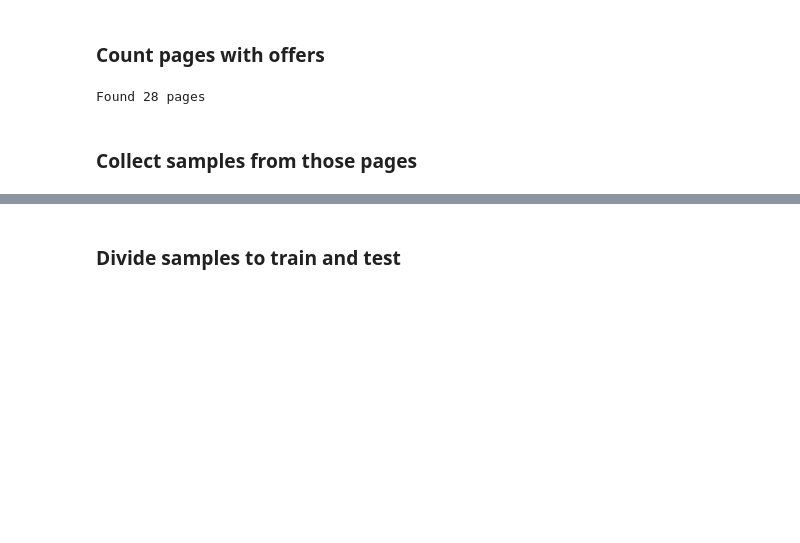
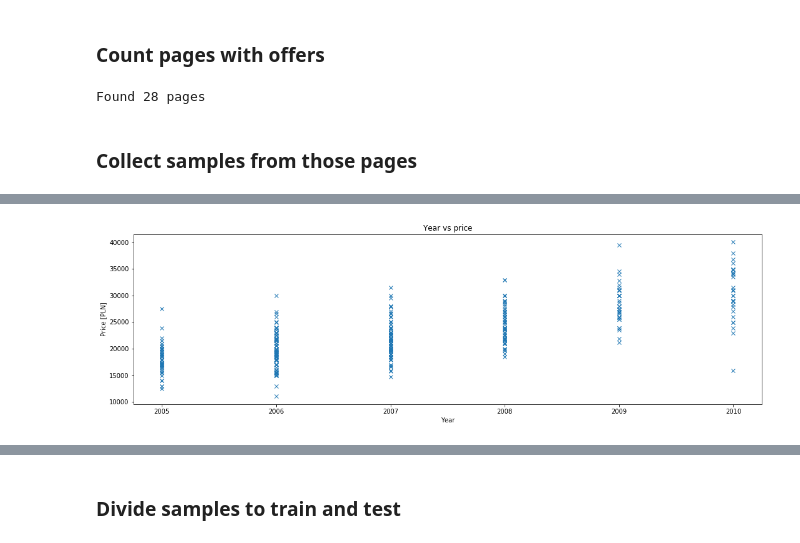
Before and after one commit to Akpadhy/car-price-prediction, a Jupyter notebook: passat_b6_tdi_price_prediction.ipynb, the cells around one changed output, grey strips where cells are left out. Drawn from its saved outputs; the diff is of its cells as text; code cells hidden in the pictures; blank space fills up the shorter version.

```diff
--- a/passat_b6_tdi_price_prediction.ipynb
+++ b/passat_b6_tdi_price_prediction.ipynb
@@ -53,0 +72,9 @@ Last 10 samples:
+# %%
+plt.figure(figsize=(18,5))
+plt.title("Year vs price")
+plt.xlabel("Year")
+plt.ylabel("Price [PLN]")
+plt.plot(Xy[:,0],Xy[:,3],"x")
+plt.show()
+# %% [output]
+[figure, added]
```
Also changed, not shown: parts of 16 cells of this notebook, 4 other files.
